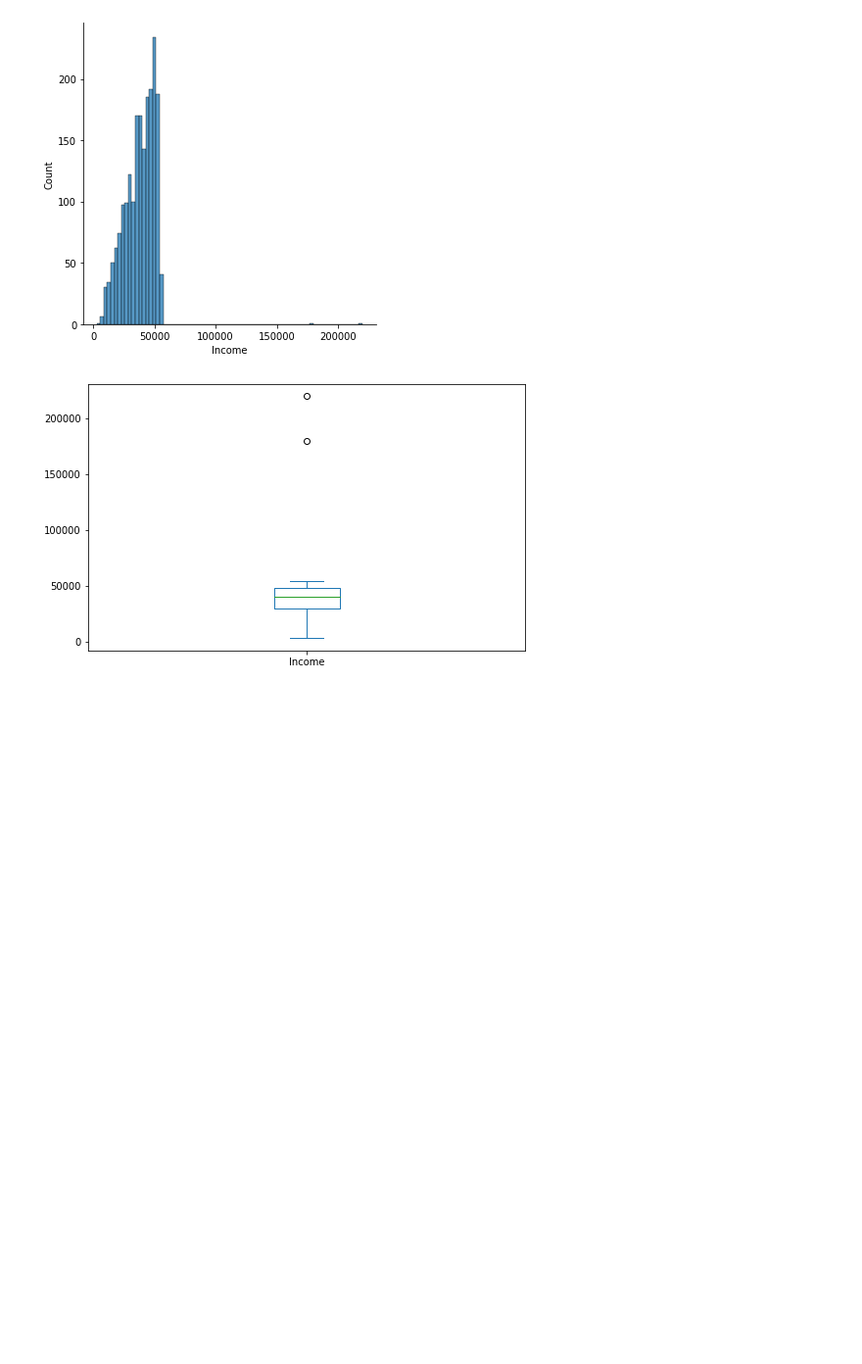
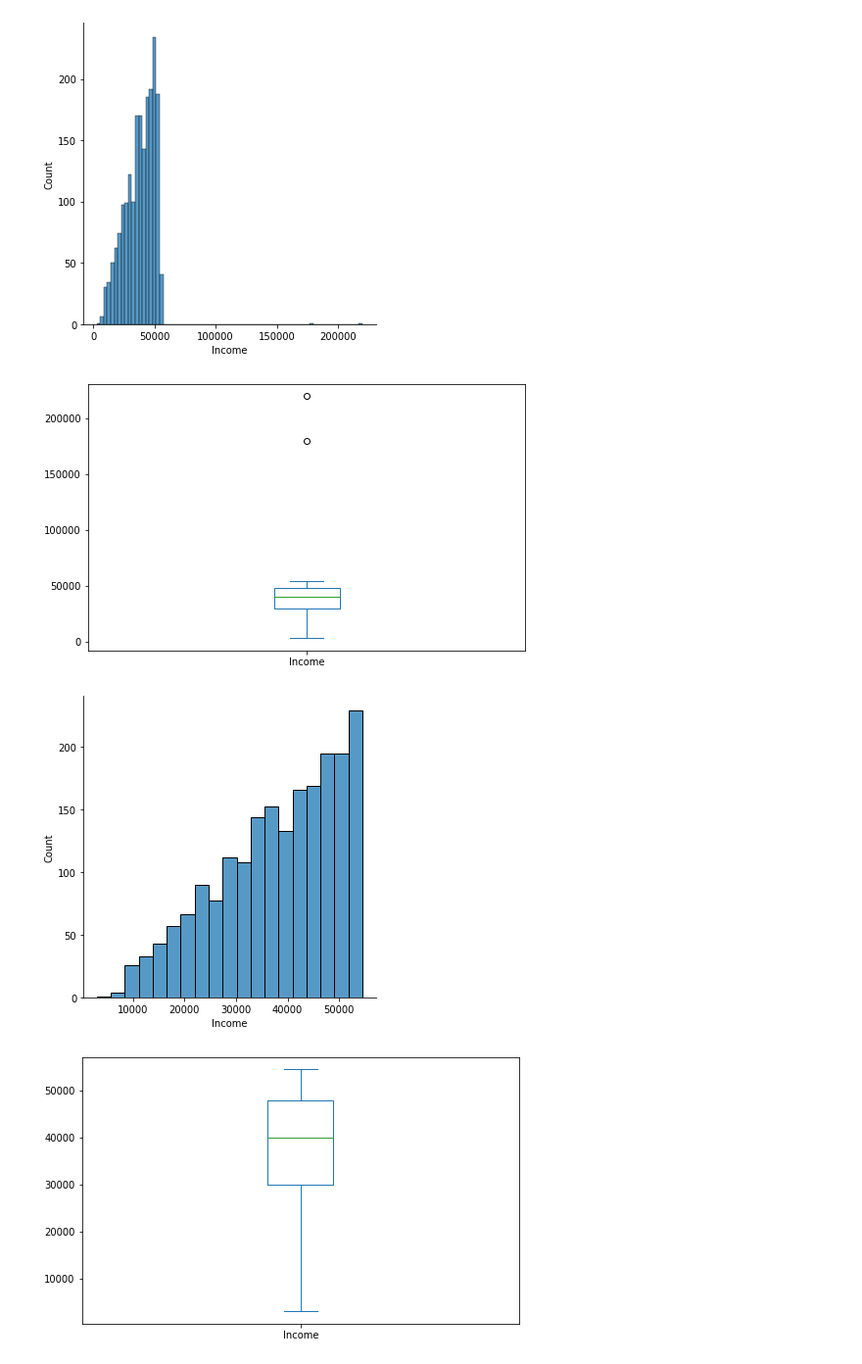
Before and after one commit to John-Ad/DTA-Assignment, a Jupyter notebook: dta_assignment/Assignment code.ipynb, the cells around one changed output. Shown at 98% size. Drawn from its saved outputs; the diff is of its cells as text; code cells hidden in the pictures; blank space fills up the shorter version.

```diff
--- a/dta_assignment/Assignment code.ipynb
+++ b/dta_assignment/Assignment code.ipynb
@@ -315,6 +322,38 @@ plt.show()
 # %% [output]
 [figure]
 [figure]
+# %%
+# find upper and lower bound
+
+q3,q1=np.percentile(np.array(loanData['Income']),[75,25])
+# print(q3,q1)
+intrQuartRange=q3-q1
+# print(intrQuartRange)
+upperBound=q3+(1.5*intrQuartRange)
+lowerBound=q1-(1.5*intrQuartRange)
+
+loanData.loc[loanData['Income']>upperBound,'Income']=np.nan
+loanData.loc[loanData['Income']<lowerBound,'Income']=np.nan
+
+# confirm null values added
+# print(loanData.isnull().sum())
+
+# find mean
+mean = math.floor(loanData['Income'].mean())
+
+# replace null values with mean
+
+loanData['Income'].fillna(mean,inplace=True)
+# print(loanData.isnull().sum())
+# %%
+#####  plot graphs without outliers  #####
+sns.displot(loanData['Income'])
+plt.show()
+loanData['Income'].plot.box(figsize=(8,5))
+plt.show()
+# %% [output]
+[figure, added]
+[figure, added]
 # %%
 #################################################################
 #################################################################
```
Also changed, not shown: parts of 38 cells of this notebook.
